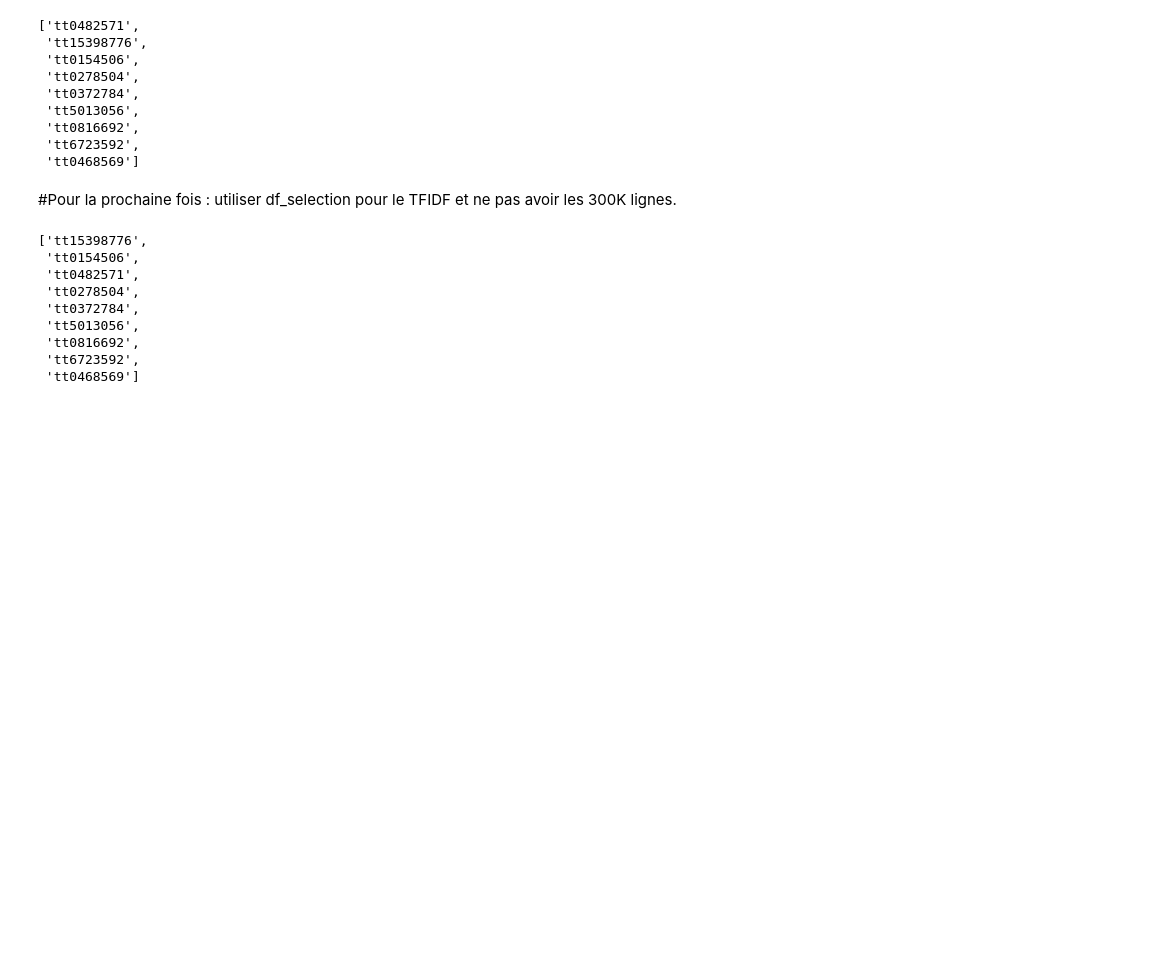
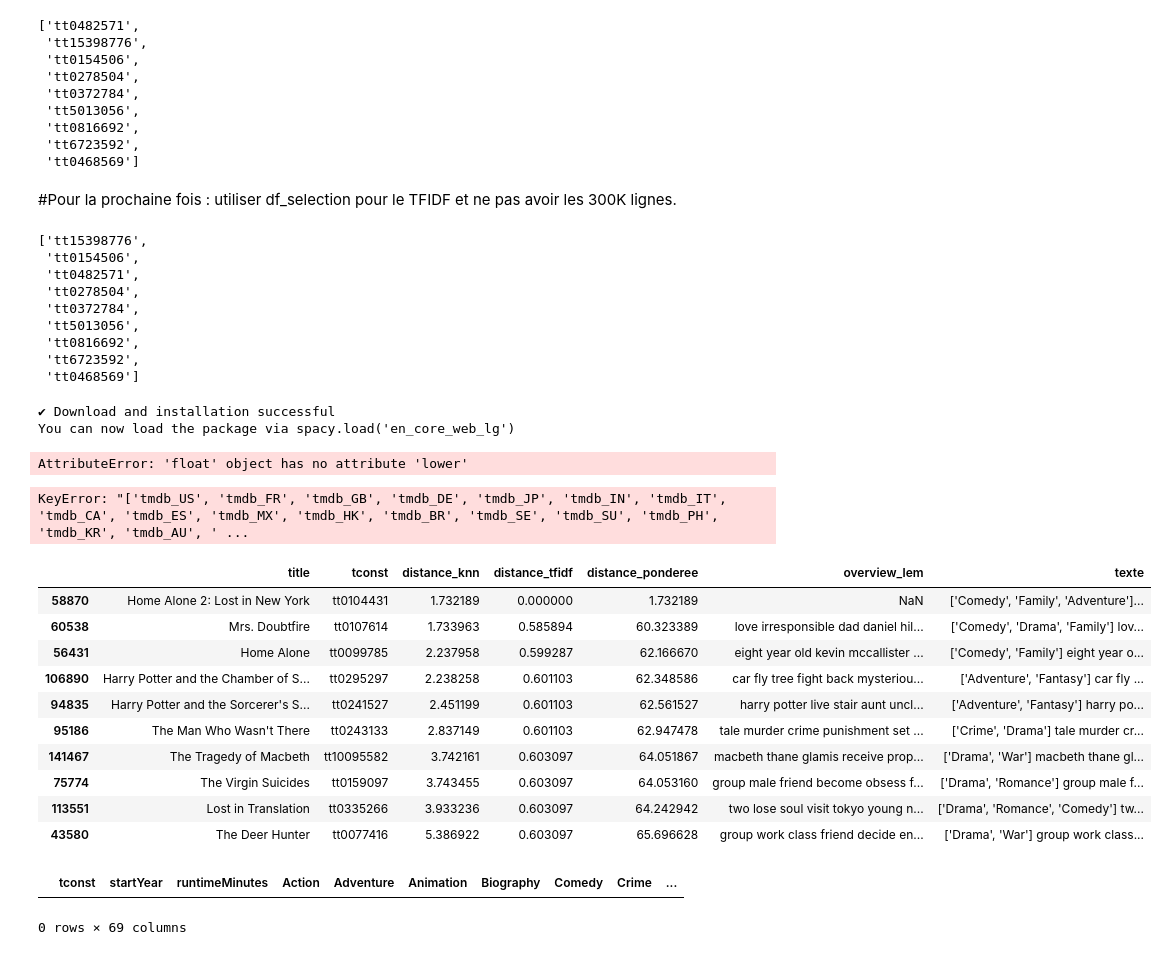
Before and after one commit to jpvt-data/AlgoCinema, a Jupyter notebook: machine learning/BIG_DF_ML.ipynb, the cells around one changed output. Saved outputs shown, nothing was run; the diff lists cells and outputs as text; code cells hidden in the pictures; blank space fills up the shorter version.

```diff
--- a/machine learning/BIG_DF_ML.ipynb
+++ b/machine learning/BIG_DF_ML.ipynb
@@ -672,0 +669,45 @@ selection2
+# %%
+import nltk
+nltk.download('popular', quiet=True)
+nltk.download('punkt_tab', quiet=True)
+from nltk.corpus import stopwords
+import spacy
+!python -m spacy download en_core_web_lg --quiet
+nlp = spacy.load('en_core_web_lg')
+# %% [output]
+✔ Download and installation successful
+You can now load the package via spacy.load('en_core_web_lg')
+AttributeError: 'float' object has no attribute 'lower'
+# %%
+from tqdm import tqdm
+tqdm.pandas()
+
+# On crée une fonction lemmatizing sur le df global pour ne pas avoir à le faire à chaque fois sur le Streamlit
+def lemma (texte):
+        texte_tokens = nlp(str(texte).lower())
+
+        lemma = []
+
+        for mot in texte_tokens:
+            if str(mot).isalpha() == True:
+                lemma.append(mot.lemma_)
+
+        sw = stopwords.words('english')
+
+        tokens_propres = [mot for mot in lemma if mot not in sw]
+        texte_lem = ""
+        for mot in tokens_propres:
+            texte_lem = texte_lem + " " + mot
+
+        return texte_lem
+
+df_test['overview_lem'] = df_test[df_test['notes'] >= 7]['overview'].progress_apply(lemma)
+# %%
+df_test = df_test.drop(columns=['tmdb_US','tmdb_FR', 'tmdb_GB', 'tmdb_DE', 'tmdb_JP', 'tmdb_IN', 'tmdb_IT',
+ 'tmdb_CA', 'tmdb_ES', 'tmdb_MX', 'tmdb_HK', 'tmdb_BR', 'tmdb_SE',
+ 'tmdb_SU', 'tmdb_PH', 'tmdb_KR', 'tmdb_AU', 'tmdb_CN', 'tmdb_AR',
+ 'tmdb_RU', 'tmdb_DK', 'tmdb_NL', 'tmdb_BE', 'tmdb_AT', 'tmdb_TR',
+ 'tmdb_PL', 'tmdb_CH', 'tmdb_XC', 'tmdb_FI', 'tmdb_NO', 'tmdb_IR',
+ 'tmdb_XG', 'tmdb_EG', 'tmdb_NG', 'tmdb_ZA'])
+# %% [output]
+KeyError: "['tmdb_US', 'tmdb_FR', 'tmdb_GB', 'tmdb_DE', 'tmdb_JP', 'tmdb_IN', 'tmdb_IT', 'tmdb_CA', 'tmdb_ES', 'tmdb_MX', 'tmdb_HK', 'tmdb_BR', 'tmdb_SE', 'tmdb_SU', 'tmdb_PH', 'tmdb_KR', 'tmdb_AU', ' ...
@@ -672,0 +813,15 @@ selection2
+# %%
+selection2 = recommandation6('tt0104431')
+selection2
+# %% [output]
+|  | title | tconst | distance_knn | distance_tfidf | distance_ponderee | overview_lem | texte |
+| 58870 | Home Alone 2: Lost in New York | tt0104431 | 1.732189 | 0.000000 | 1.732189 | NaN | ['Comedy', 'Family', 'Adventure']... |
+| 60538 | Mrs. Doubtfire | tt0107614 | 1.733963 | 0.585894 | 60.323389 | love irresponsible dad daniel hil... | ['Comedy', 'Drama', 'Family'] lov... |
+| 56431 | Home Alone | tt0099785 | 2.237958 | 0.599287 | 62.166670 | eight year old kevin mccallister ... | ['Comedy', 'Family'] eight year o... |
+| 106890 | Harry Potter and the Chamber of S... | tt0295297 | 2.238258 | 0.601103 | 62.348586 | car fly tree fight back mysteriou... | ['Adventure', 'Fantasy'] car fly ... |
+| 94835 | Harry Potter and the Sorcerer's S... | tt0241527 | 2.451199 | 0.601103 | 62.561527 | harry potter live stair aunt uncl... | ['Adventure', 'Fantasy'] harry po... |
+| 95186 | The Man Who Wasn't There | tt0243133 | 2.837149 | 0.601103 | 62.947478 | tale murder crime punishment set ... | ['Crime', 'Drama'] tale murder cr... |
+| 141467 | The Tragedy of Macbeth | tt10095582 | 3.742161 | 0.603097 | 64.051867 | macbeth thane glamis receive prop... | ['Drama', 'War'] macbeth thane gl... |
+| 75774 | The Virgin Suicides | tt0159097 | 3.743455 | 0.603097 | 64.053160 | group male friend become obsess f... | ['Drama', 'Romance'] group male f... |
+| 113551 | Lost in Translation | tt0335266 | 3.933236 | 0.603097 | 64.242942 | two lose soul visit tokyo young n... | ['Drama', 'Romance', 'Comedy'] tw... |
+| 43580 | The Deer Hunter | tt0077416 | 5.386922 | 0.603097 | 65.696628 | group work class friend decide en... | ['Drama', 'War'] group work class... |
@@ -672,0 +931,5 @@ selection2
+# %%
+df_ml[df_ml['tconst'] == 'tt28324464']
+# %% [output]
+|  | tconst | startYear | runtimeMinutes | Action | Adventure | Animation | Biography | Comedy | Crime | ... |
+0 rows × 69 columns
```
Also changed, not shown: parts of 7 cells of this notebook, 4 other files.
